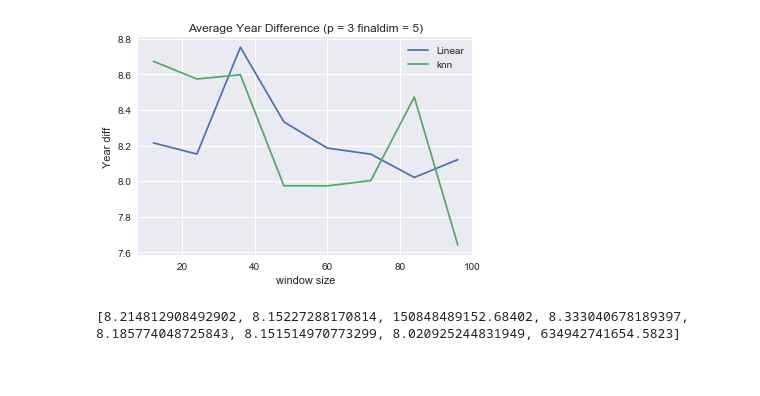
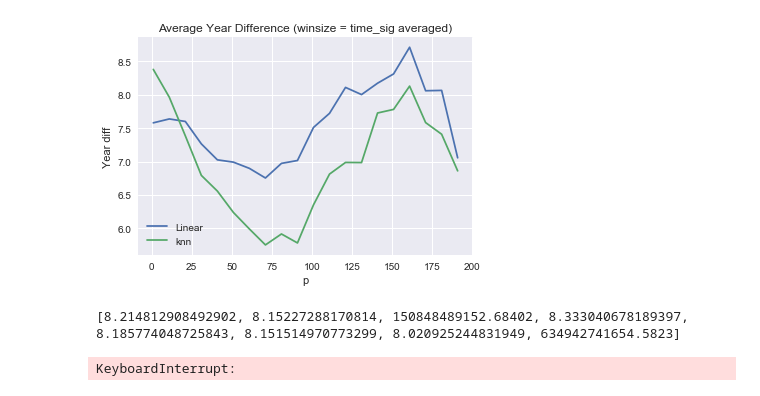
Before and after one commit to katejung/CSE546MSD, a Jupyter notebook: Kate/Preprocessing.ipynb, the cells around one changed output. Drawn from its saved outputs; the diff is of its cells as text; code cells hidden in the pictures.

```diff
--- a/Kate/Preprocessing.ipynb
+++ b/Kate/Preprocessing.ipynb
@@ -12,5 +165,5 @@ import seaborn as sb
 # %%
-sample_h5 = '/Users/sw_k_jung/Google Drive/Cloud/CSE546/data_train/C/G/Y/TRCGYOC128F931E689.h5'
+sample_h5 = '/Users/sw_k_jung/Google Drive/Cloud/CSE546/data_train/C/G/Y/TRCGYMC12903CA5752.h5'
 h5 = GETTERS.open_h5_file_read(sample_h5)
 timbre = GETTERS.get_segments_timbre(h5)
 pitch = GETTERS.get_segments_pitches(h5)
@@ -31,7 +184,12 @@ plt.show()
 
 warpmat = get_time_warp_matrix(segstarts, btstarts, duration)
 print(warpmat.shape)
-print(segstarts)
-print(btstarts)
-print(warpmat[0])
+sb.heatmap(warpmat[0:10,0:50])
+plt.title('alignment matrix ')
+plt.show()
+
+print(bttimbre.shape)
+sb.heatmap(bttimbre)
+plt.title('timbre by beat')
+plt.show()
 # %% [output]
@@ -338,11 +321,12 @@ def extract_and_compress(btfeat, npicks, winsize, finaldim, seed=3232343, randpr
             pos = int(ftlen * (k * 1. / (npicks + 1)))
             picks.append(btfeat[:, pos:pos + winsize])
 
-    # # project / compress these
-    projections = list(map(lambda x: np.dot(x.flatten(), randproj).reshape(1, finaldim), picks))
+    # project / compress these
+#     projections = list(map(lambda x: np.dot(x.flatten(), randproj).reshape(1, finaldim), picks))
+    projections = list(map(lambda x: np.mean(x, axis = 1).reshape(1, ndim), picks))
     return np.concatenate(projections)
 
-def flatten(X,Y, npicks = 3, winsize = 12, finaldim = 100):
+def flatten(X,Y, npicks = 3, winsize = 12, finaldim = 5):
     flattenedX,flattenedY = [],[]
     for i in range(len(X)):
 #     for i in range(1):
@@ -353,29 +337,29 @@ def flatten(X,Y, npicks = 3, winsize = 12, finaldim = 100):
         ndim_timbre = bttimbre.shape[0]
         ndim_tatum = bttatums.shape[0]
         numbt = bttatums.shape[1]
-#         if time_sig is not None:
-#             winsize = time_sig
-#             npicks = int(numbt/winsize)
+        if time_sig is not None:
+            winsize = time_sig
+            npicks = int(numbt/winsize)
         randproj_timbre = RANDPROJ.proj_point5(ndim_timbre * winsize, finaldim)
 #         randproj_tatum = RANDPROJ.proj_point5(ndim_tatum * winsize, finaldim)
         if numbt > npicks:
             processed_timbre = extract_and_compress(bttimbre,npicks,winsize,finaldim,randproj=randproj_timbre)
+#             print(processed_timbre.shape)
 #             processed_tatum = extract_and_compress(bttatums,npicks,winsize,finaldim,randproj=randproj_tatum)
             processed_feats = []
             for n in range(processed_timbre.shape[0]):
                 processed_feats.append(processed_timbre[n])
-#                 processed_feats.append(np.concatenate((processed_timbre[n], processed_tatum[n]), axis=None))
+#                 processed_feats.append(np.concatenate((processed_timbre[n], processed_tatum[n]), asxis=None))
             flattenedX =flattenedX+processed_feats
             flattenedY = flattenedY+processed_timbre.shape[0]*[Y[i]]
     return flattenedX, flattenedY
 # %%
-from sklearn.model_selection import train_test_split
+### from sklearn.model_selection import train_test_split
 from sklearn.neighbors import KNeighborsClassifier
 from sklearn import linear_model
 error1, error2 = [], []
-for winsize in range(12, 100 ,12):
-    print(winsize)
-    X_flattened,Y_flattened = flatten(X_filtered, Y_filtered, winsize=winsize)
+for p in range(1, 200 , 10):
+    X_flattened,Y_flattened = flatten(X_filtered, Y_filtered, npicks=p)
     X_train, X_test, y_train, y_test = train_test_split(X_flattened, Y_flattened, test_size=0.2, random_state=42)
     print(np.mean(y_test))
     print('train num', len(y_train), 'test num', len(y_test))
@@ -415,22 +382,21 @@ KeyboardInterrupt:
 # %%
 sb.set()
 error_linear_winsize = [8.214812908492902, 8.15227288170814, 8.75227288170814, 8.333040678189397, 8.185774048725843, 8.151514970773299, 8.020925244831949, 8.120925244831949]
-
 error_knn_picks = [8.11595639246779, 9.21543461955163, 9.258599963010912, 7.959596288458408, 7.717626463210703, 8.049918034679411, 7.523256070884062, 8.812385580291558, 7.702863873960097, 7.167771141836429, 7.125482745733151, 8.413603337889361, 8.878461602915916, 9.241271393643032, 9.009551590025167, 7.918245980917527, 7.04178421654594, 8.45604683677036, 6.9941921355803105, 8.161047027506655]
 error_linear_timbre_tatum = [7.35756079, 7.3006048,7.25981149,7.138917730,7.0551099132,7.013456, 7.01313604411, 6.99913799, 6.99193470, 6.9965110]
 error_knn_timbre_tatum = [7.635065134, 6.959632183, 6.55846743, 6.18620689, 6.1499157088, 6.1336091954, 6.01063601, 6.08429118, 5.9637088122, 5.955800766]
 # plt.plot(np.arange(1, 100,5), error1)
-plt.plot(np.arange(12, 100 ,12), error_linear_winsize, label = 'Linear')
-plt.plot(np.arange(12, 100 ,12), error2, label= 'knn')
+plt.plot(np.arange(1, 200 , 10), error1, label = 'Linear')
+plt.plot(np.arange(1, 200 , 10), error2, label= 'knn')
 # plt.plot(np.arange(1, 100,10), error_linear_timbre_tatum, label = 'Timbre+Tatum (Linear)')
 # plt.plot(np.arange(1, 100,10), error_knn_timbre_tatum, label= 'Timbre+Tatum (knn)')
 plt.legend()
-plt.xlabel('window size')
+plt.xlabel('p')
 plt.ylabel('Year diff')
-plt.title(r'Average Year Difference (p = 3 finaldim = 5)')
+plt.title(r'Average Year Difference (winsize = time_sig averaged)')
 plt.show()
 # %% [output]
-[figure, old version]
+[figure, new version]
 # %%
 print(error1)
 # %% [output]
@@ -485,0 +446,12 @@ for epoch in range(num_ephochs):  # loop over the dataset multiple times
+# %%
+from sklearn.neural_network import MLPClassifier
+X_flattened,Y_flattened = flatten(X_filtered, Y_filtered)
+print(np.array(X_flattened).shape)
+X_train, X_test, y_train, y_test = train_test_split(X_flattened, Y_flattened, test_size=0.2, random_state=42)
+clf = MLPClassifier(solver='lbfgs', alpha=1e-5, hidden_layer_sizes=(5, 2), random_state=1)
+clf.fit(X_train, y_train)
+predicted_years = clf.predict(X_test)
+error  = np.mean(np.abs(y_test - predicted_years))
+print(error)
+# %% [output]
+KeyboardInterrupt:
```
Also changed, not shown: parts of 13 cells of this notebook, 24 other files.
